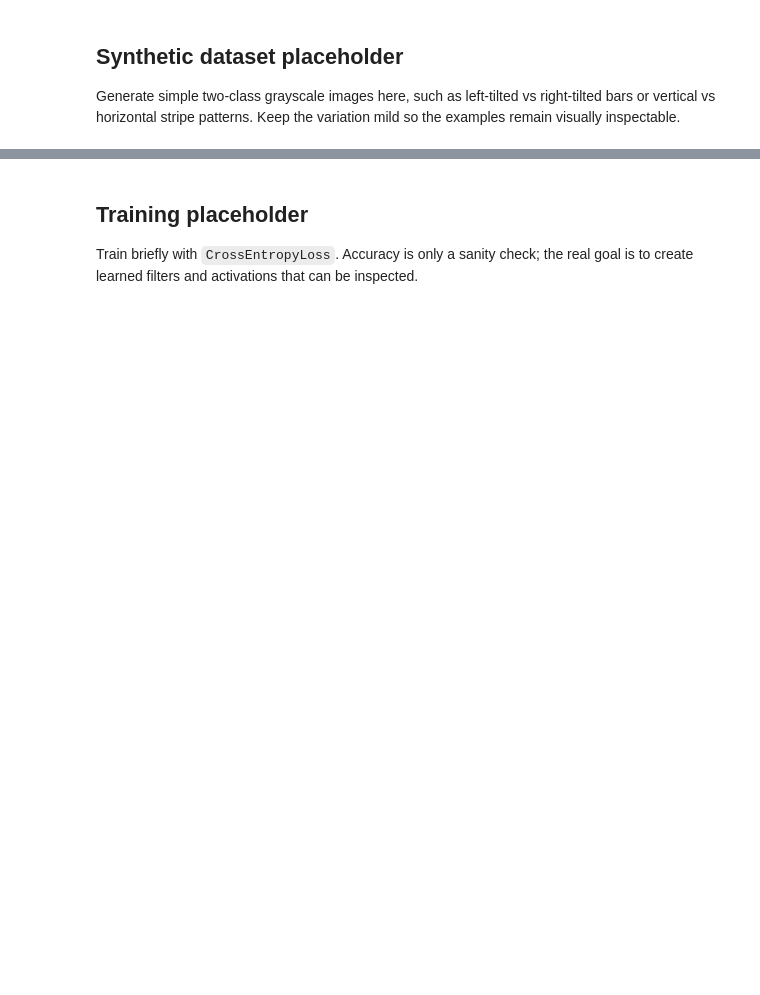
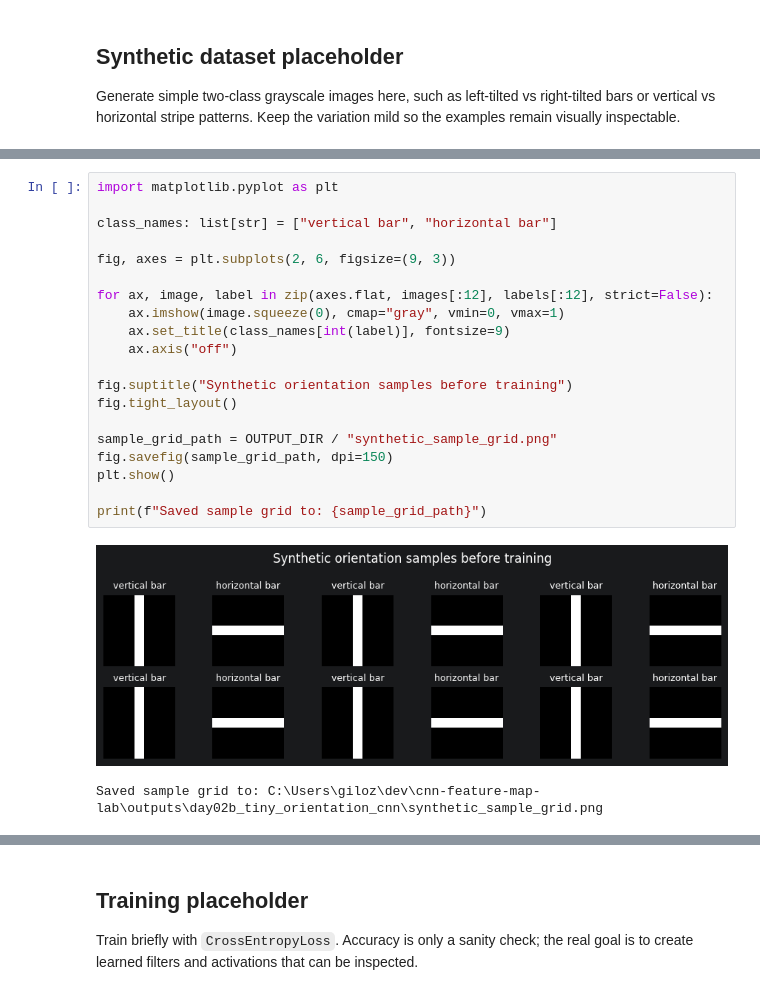
Before and after one commit to majorgilles/cnn-feature-map-lab, a Jupyter notebook: notebooks/02b_tiny_orientation_cnn.ipynb, the cells around one changed output, grey strips where cells are left out. Saved outputs shown, nothing was run; the diff lists cells and outputs as text; blank space fills up the shorter version.

```diff
--- a/notebooks/02b_tiny_orientation_cnn.ipynb
+++ b/notebooks/02b_tiny_orientation_cnn.ipynb
@@ -44,0 +76,23 @@ Generate simple two-class grayscale images here, such as left-tilted vs right-ti
+# %%
+import matplotlib.pyplot as plt
+
+class_names: list[str] = ["vertical bar", "horizontal bar"]
+
+fig, axes = plt.subplots(2, 6, figsize=(9, 3))
+
+for ax, image, label in zip(axes.flat, images[:12], labels[:12], strict=False):
+    ax.imshow(image.squeeze(0), cmap="gray", vmin=0, vmax=1)
+    ax.set_title(class_names[int(label)], fontsize=9)
+    ax.axis("off")
+
+fig.suptitle("Synthetic orientation samples before training")
+fig.tight_layout()
+
+sample_grid_path = OUTPUT_DIR / "synthetic_sample_grid.png"
+fig.savefig(sample_grid_path, dpi=150)
+plt.show()
+
+print(f"Saved sample grid to: {sample_grid_path}")
+# %% [output]
+[figure, added]
+Saved sample grid to: C:\Users\giloz\dev\cnn-feature-map-lab\outputs\day02b_tiny_orientation_cnn\synthetic_sample_grid.png
```
Also changed, not shown: parts of 34 cells of this notebook, 4 other files.
